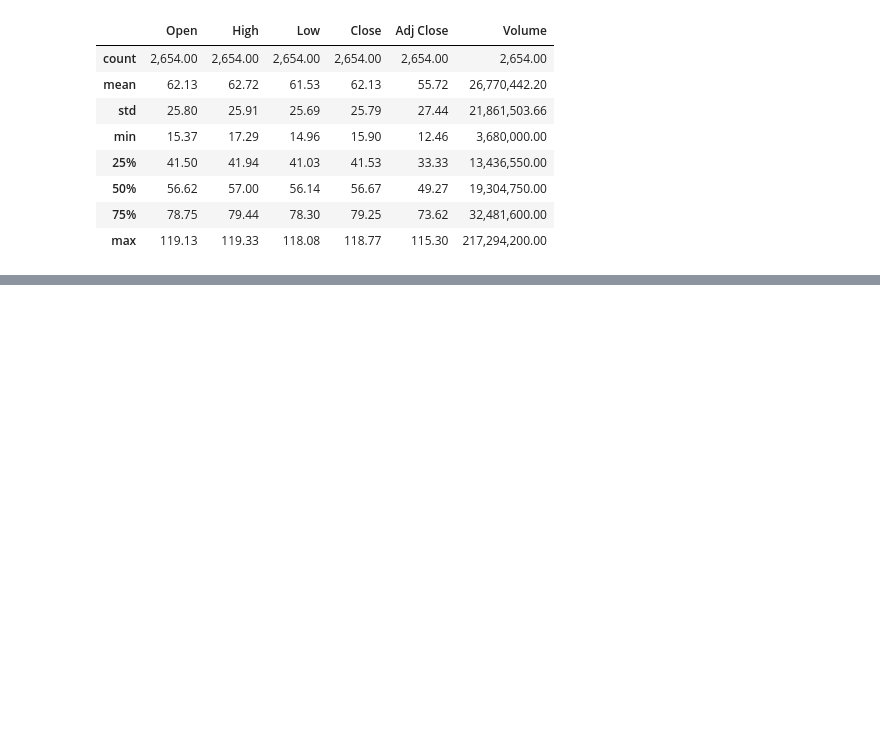
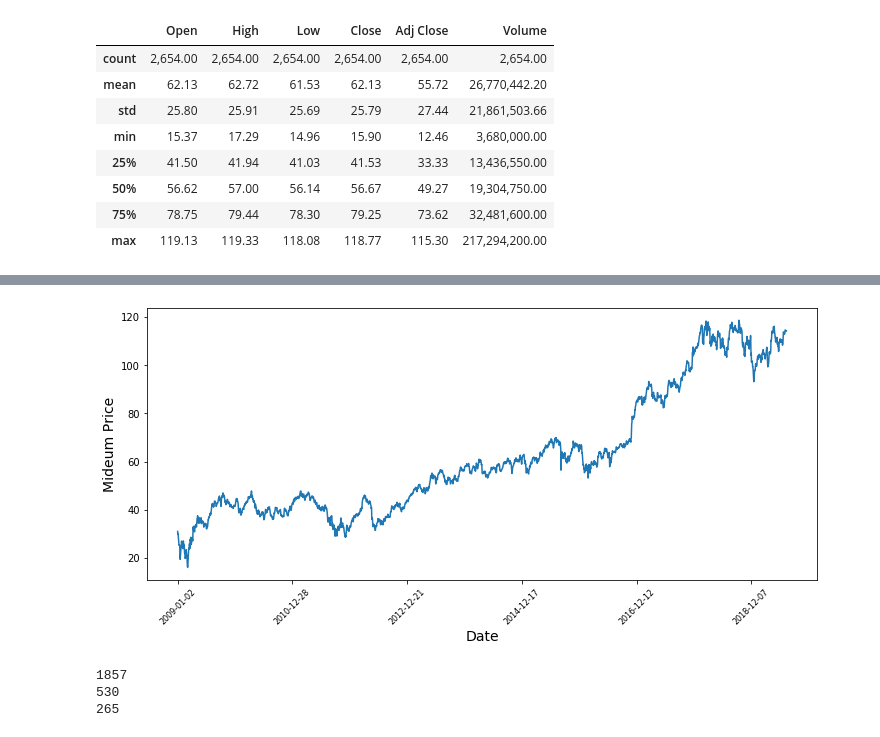
Before and after one commit to cviejom/Investment-and-Trading, a Jupyter notebook: notebooks/1.1-cvm-stock_prediction.ipynb, the cells around one changed output, grey strips where cells are left out. Cells and saved outputs as stored; diff of their text form; code cells hidden in the pictures; blank space fills up the shorter version.

```diff
--- a/notebooks/1.1-cvm-stock_prediction.ipynb
+++ b/notebooks/1.1-cvm-stock_prediction.ipynb
@@ -31,5 +25,5 @@ Saving to: ‘../data/raw/JPM+2009-2019.csv’
 # %%
-stock_data = pd.read_csv('../data/raw/JPM+2009-2019.csv')
+stock_data = pd.read_csv('../data/raw/JPM 2009-2019.csv')
 # %%
 stock_data.info()
 # %% [output]
@@ -70,3 +64,6 @@ stock_data.describe()
 | 50% | 56.62 | 57.00 | 56.14 | 56.67 | 49.27 | 19,304,750.00 |
 | 75% | 78.75 | 79.44 | 78.30 | 79.25 | 73.62 | 32,481,600.00 |
 | max | 119.13 | 119.33 | 118.08 | 118.77 | 115.30 | 217,294,200.00 |
+# %%
+stock_data = stock_data.sort_values('Date')
+stock_data.head()
@@ -72,0 +77,28 @@ stock_data.describe()
+# %%
+plt.figure(figsize = (12,5))
+plt.plot(range(stock_data.shape[0]), (stock_data['Low'] + stock_data['High']) / 2.0)
+plt.xticks(range(0, stock_data.shape[0], 500), stock_data['Date'].loc[::500], rotation = 45, fontsize = 8)
+plt.xlabel('Date', fontsize = 14)
+plt.ylabel('Mideum Price',fontsize = 14)
+plt.show()
+# %% [output]
+[figure, added]
+# %%
+# Index for train, validation and test
+train_pct = 0.70
+val_pct = 0.20
+test_pct = 1 - train_pct - val_pct
+
+print(int(train_pct * stock_data.shape[0]))
+print(int(val_pct * stock_data.shape[0]))
+print(int(test_pct * stock_data.shape[0]))
+
+
+
+min_train_idx, max_train_idx = 0, int(stock_data.shape[0] * train_pct)
+min_val_idx, max_val_idx = max_train_idx + 1, max_train_idx + int(stock_data.shape[0] * val_pct)
+min_test_idx, max_test_idx = max_val_idx + 1,  stock_data.shape[0]
+# %% [output]
+1857
+530
+265
```
Also changed, not shown: parts of 4 cells of this notebook, 1 other file.
